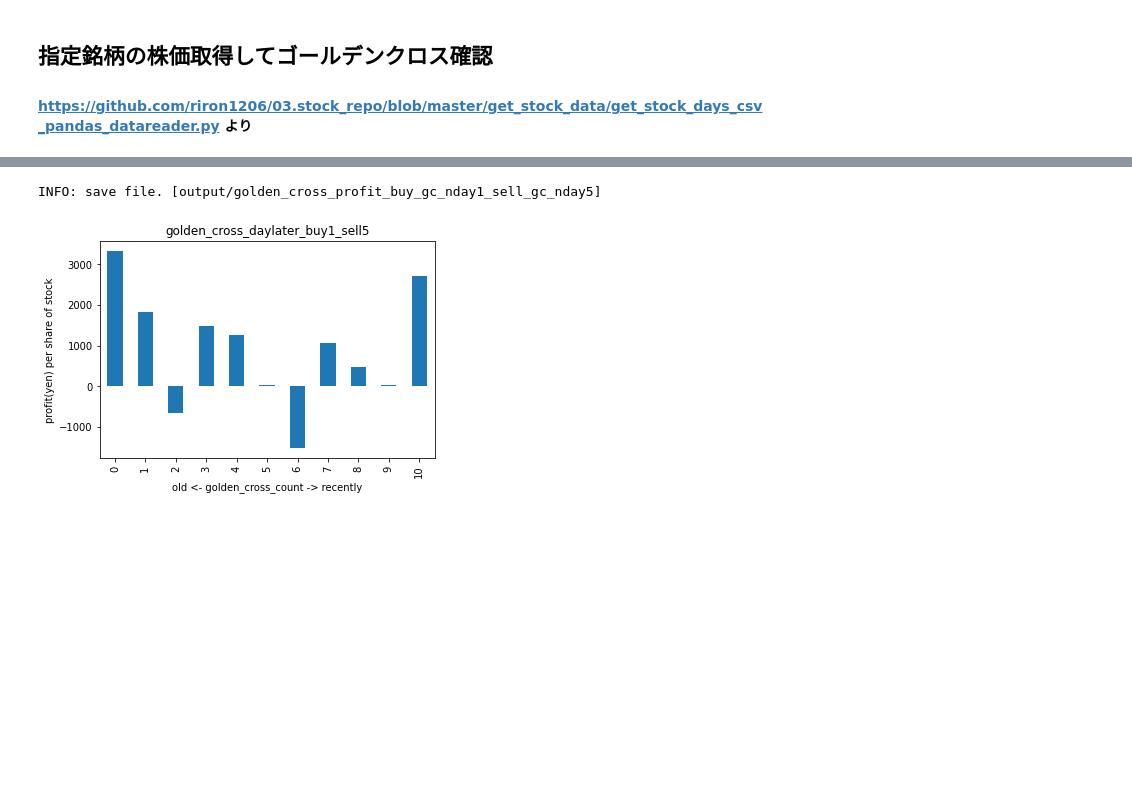
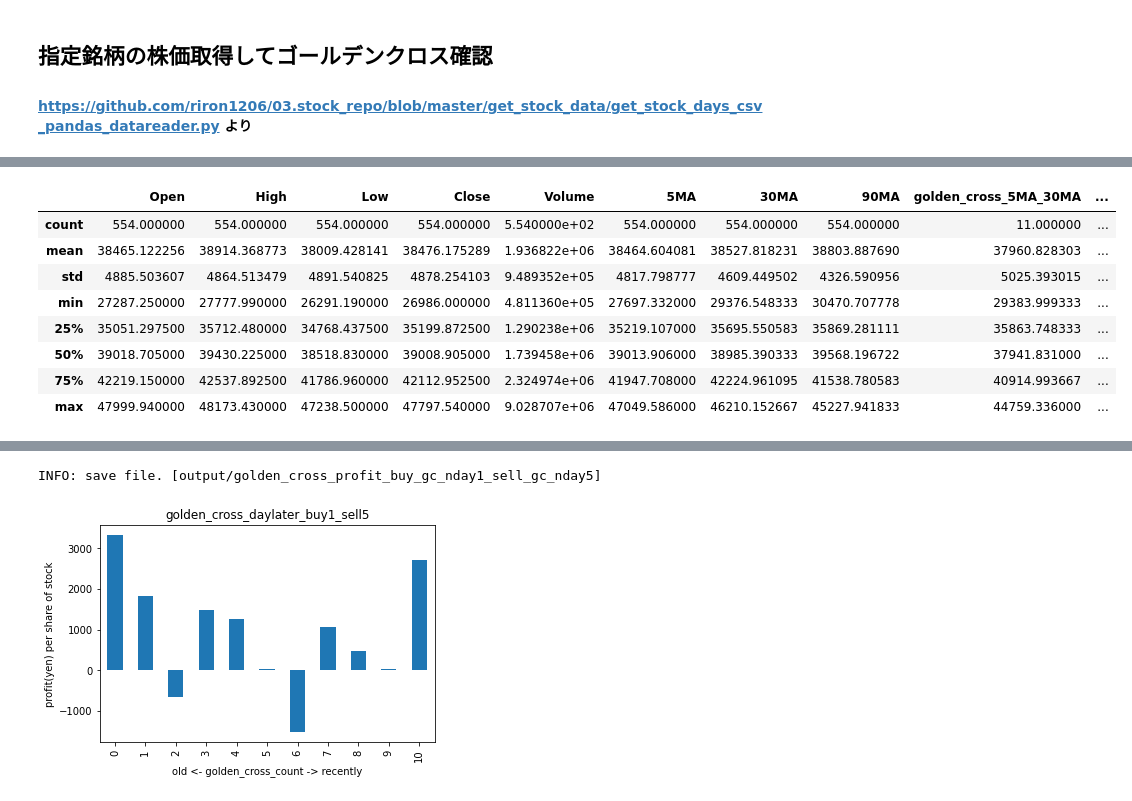
Before and after one commit to riron1206/03.stock_repo, a Jupyter notebook: get_stock_data/example.ipynb, the cells around one changed output, grey strips where cells are left out. Saved outputs shown, nothing was run; the diff lists cells and outputs as text; code cells hidden in the pictures; blank space fills up the shorter version.

```diff
--- a/get_stock_data/example.ipynb
+++ b/get_stock_data/example.ipynb
@@ -86,0 +88,13 @@ df.head()
+# %%
+# 統計値確認
+df.describe()
+# %% [output]
+|  | Open | High | Low | Close | Volume | 5MA | 30MA | 90MA | golden_cross_5MA_30MA | ... |
+| count | 554.000000 | 554.000000 | 554.000000 | 554.000000 | 5.540000e+02 | 554.000000 | 554.000000 | 554.000000 | 11.000000 | ... |
+| mean | 38465.122256 | 38914.368773 | 38009.428141 | 38476.175289 | 1.936822e+06 | 38464.604081 | 38527.818231 | 38803.887690 | 37960.828303 | ... |
+| std | 4885.503607 | 4864.513479 | 4891.540825 | 4878.254103 | 9.489352e+05 | 4817.798777 | 4609.449502 | 4326.590956 | 5025.393015 | ... |
+| min | 27287.250000 | 27777.990000 | 26291.190000 | 26986.000000 | 4.811360e+05 | 27697.332000 | 29376.548333 | 30470.707778 | 29383.999333 | ... |
+| 25% | 35051.297500 | 35712.480000 | 34768.437500 | 35199.872500 | 1.290238e+06 | 35219.107000 | 35695.550583 | 35869.281111 | 35863.748333 | ... |
+| 50% | 39018.705000 | 39430.225000 | 38518.830000 | 39008.905000 | 1.739458e+06 | 39013.906000 | 38985.390333 | 39568.196722 | 37941.831000 | ... |
+| 75% | 42219.150000 | 42537.892500 | 41786.960000 | 42112.952500 | 2.324974e+06 | 41947.708000 | 42224.961095 | 41538.780583 | 40914.993667 | ... |
+| max | 47999.940000 | 48173.430000 | 47238.500000 | 47797.540000 | 9.028707e+06 | 47049.586000 | 46210.152667 | 45227.941833 | 44759.336000 | ... |
```
Also changed, not shown: parts of 7 cells of this notebook, 1 other file.
